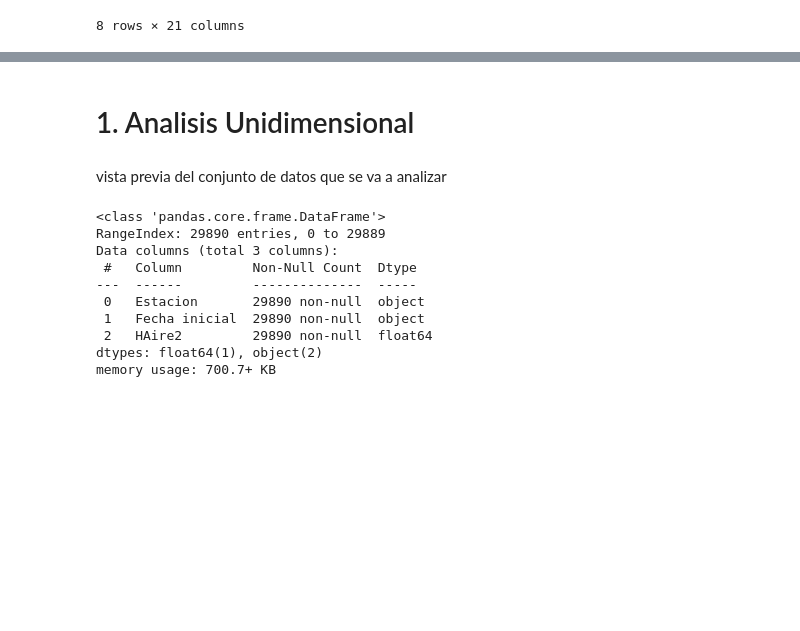
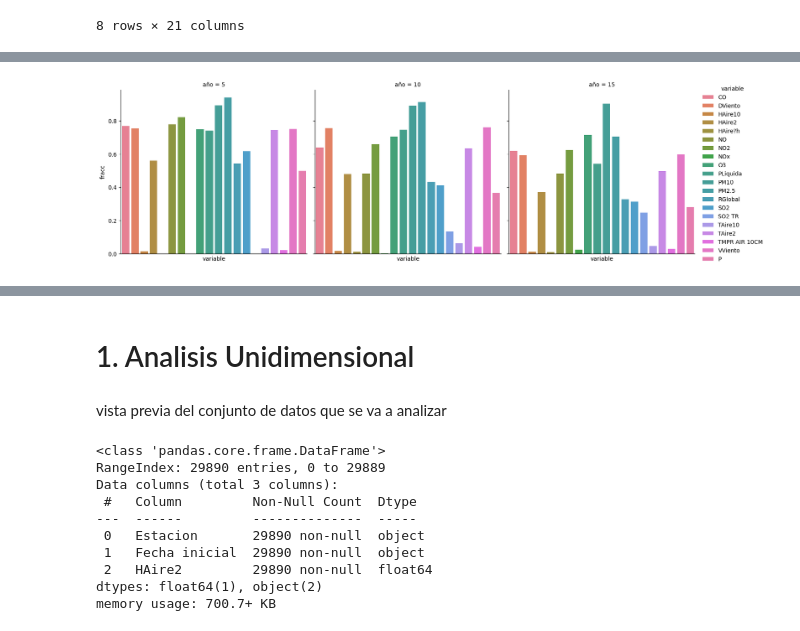
Before and after one commit to josejjgs1923/proyecto-analisis-calidad-aire-bogota, a Jupyter notebook: Analisis datos calidad aire.ipynb, the cells around one changed output, grey strips where cells are left out. Drawn from its saved outputs; the diff is of its cells as text; code cells hidden in the pictures; blank space fills up the shorter version.

```diff
--- a/Analisis datos calidad aire.ipynb
+++ b/Analisis datos calidad aire.ipynb
@@ -143,0 +169,6 @@ Index(['Estacion', 'Fecha inicial', 'CO', 'DViento', 'HAire10', 'HAire2',
+# %%
+ejes_comp_años = sns.catplot(data=conteo_fracc, x="variable", y="fracc", col="año", kind="bar", hue="variable", legend="full")
+ejes_comp_años.set(xticks=[])
+plt.show()
+# %% [output]
+[figure, added]
```
Also changed, not shown: parts of 28 cells of this notebook.
